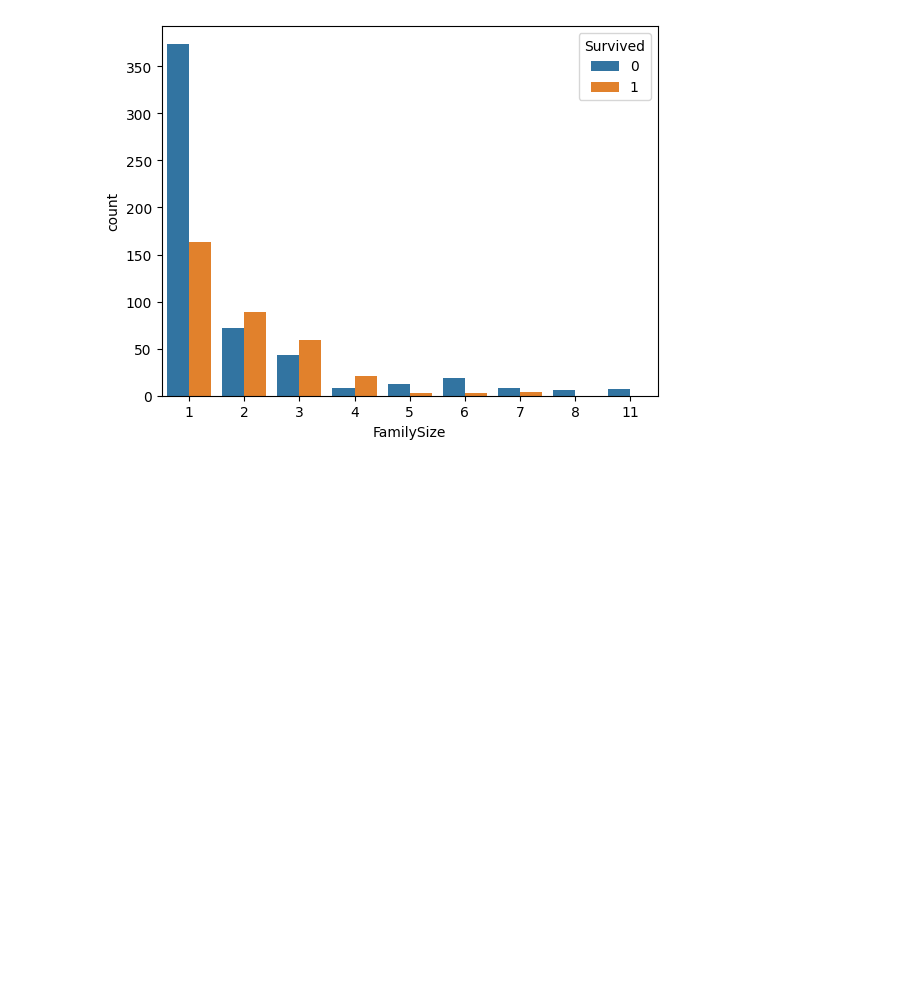
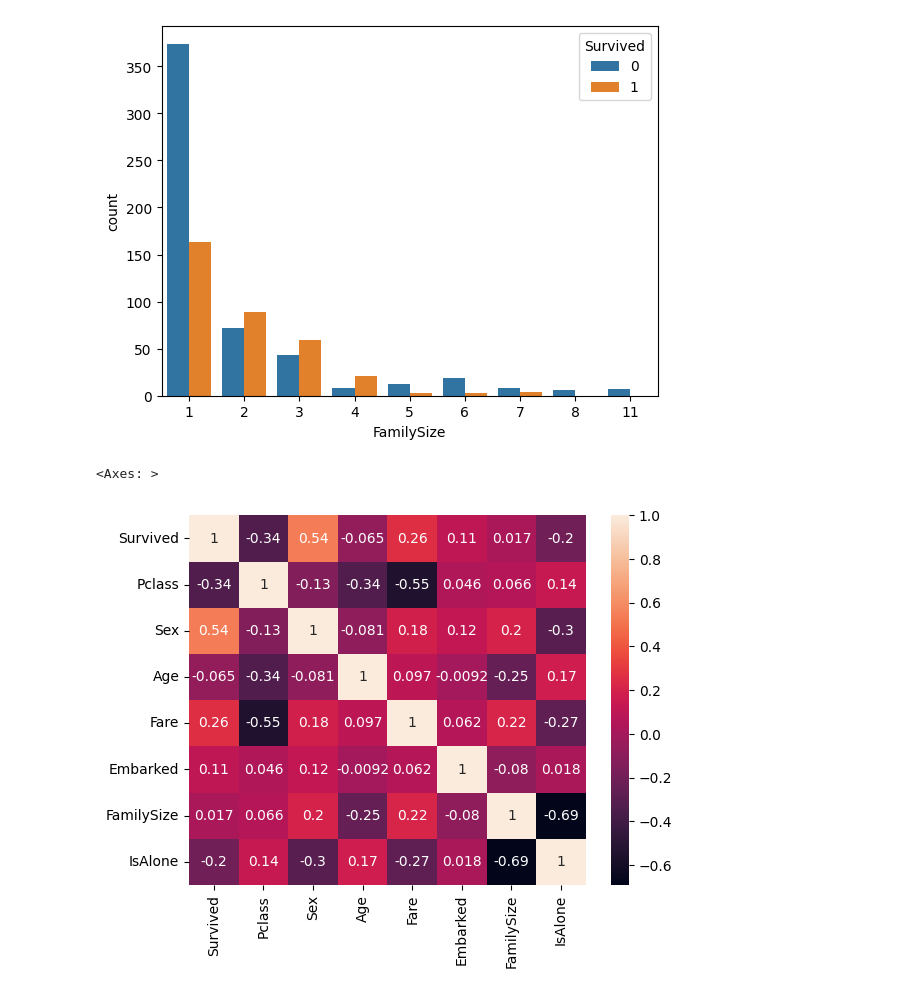
Before and after one commit to n-takano85/kaggle-practice, a Jupyter notebook: titanic_v1-2.ipynb, the cells around one changed output. Saved outputs shown, nothing was run; the diff lists cells and outputs as text; code cells hidden in the pictures; blank space fills up the shorter version.

```diff
--- a/titanic_v1-2.ipynb
+++ b/titanic_v1-2.ipynb
@@ -73,3 +73,9 @@ sub = pd.read_csv('./input/gender_submission.csv')
 sub['Survived'] = list(map(int, y_pred))
 #to_csvでファイルとして出力、indexを消す
 sub.to_csv('submission.csv', index=False)
+# %%
+sns.heatmap(train.corr(), annot=True)
+#.corr()で相関行列を作成、annot=Trueで数値を表示(annnotation)
+# %% [output]
+<Axes: >
+[figure, added]
```
Also changed, not shown: 1 other file.
